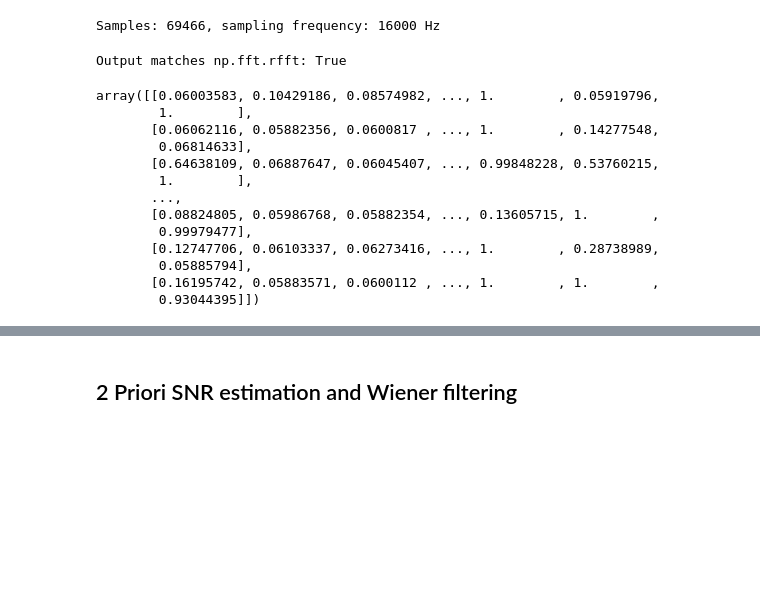
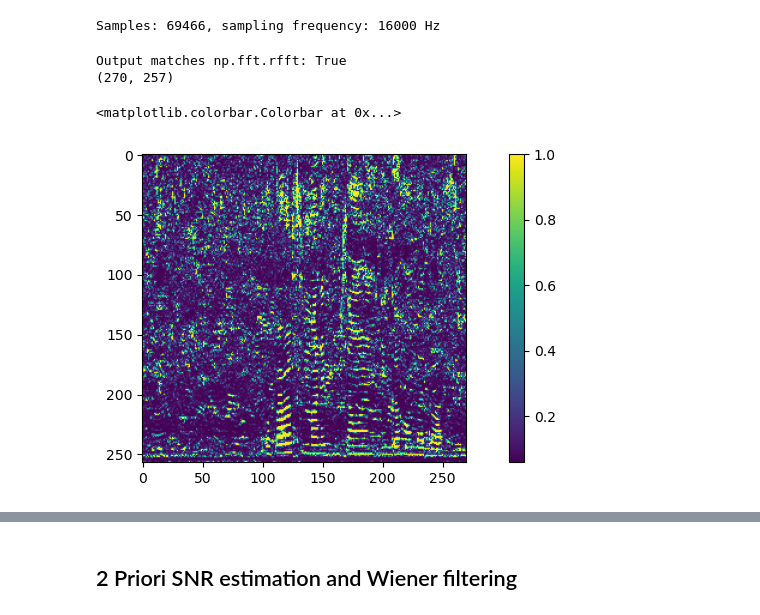
Before and after one commit to iibrahimli/ssp_sose2023, a Jupyter notebook: Exercise6/exercise_6.ipynb, the cells around one changed output, grey strips where cells are left out. Cells and saved outputs as stored; diff of their text form; code cells hidden in the pictures; blank space fills up the shorter version.

```diff
--- a/Exercise6/exercise_6.ipynb
+++ b/Exercise6/exercise_6.ipynb
@@ -79,32 +81,38 @@ Samples: 69466, sampling frequency: 16000 Hz
 frame_length = 32
 frame_shift = 16
 sqrt_hann = np.sqrt(get_window("hann", frame_length * fs // 1000))
-m_stft, v_freq, frame_centers = compute_stft(x_white, fs, frame_length, frame_shift, sqrt_hann)
+m_stft, v_freq, frame_centers = compute_stft(x_babble, fs, frame_length, frame_shift, sqrt_hann)
+print(m_stft.shape)
 # %% [output]
 Output matches np.fft.rfft: True
+(270, 257)
 # %%
 # Compute periodogram of speech signal
 periodogram = np.square(m_stft) # idk?
+Y = m_stft
 
 # Initialize empty matrices
-periodogram_noise_sq = np.zeros((m_stft.shape[0], m_stft.shape[1]))
-m_spp =  np.zeros((m_stft.shape[0], m_stft.shape[1]))
-m_noise_psd = np.zeros((m_stft.shape[0], m_stft.shape[1]))
-Q = np.zeros((m_stft.shape[0], m_stft.shape[1]))
+periodogram_noise_sq = np.zeros_like(m_stft)
+m_spp = np.zeros_like(m_stft)
+m_noise_psd = np.zeros_like(m_stft)
+Q = np.zeros_like(m_stft)
 # %%
 theta = 15
 init_sigma_hat = 0.99
 init_Q = 0.01
 # %%
+init_sigma_hat = (np.abs(m_stft[:, :10]) ** 2).mean(1)
 for l in range(0, periodogram.shape[1]):
     for k in range(0, periodogram.shape[0]):
-        Y_k_l_squared = math.pow(periodogram[k][l], 2)
+        Y_k_l_squared = np.square(np.abs(Y[k][l]))
         if (l==0):
-            sigma_hat_sq = init_sigma_hat
+            sigma_hat_sq = init_sigma_hat[k]
         else:
             sigma_hat_sq = m_noise_psd[k][l-1]
 
-        p =  math.pow((math.exp(-1 * Y_k_l_squared * theta / (sigma_hat_sq * (1 + theta))) * (1 + theta) + 1), -1)
+        p =  1 / (np.exp(-1 * Y_k_l_squared * theta / (sigma_hat_sq * (1 + theta))) * (1 + theta) + 1)
+        if np.isnan(p):
+            print((sigma_hat_sq))
         if (l==0):
             Q_k_l = init_Q
         else:
@@ -114,21 +122,5 @@ for l in range(0, periodogram.shape[1]):
             p = min(0.99, p)
         m_spp[k][l] = p
 
-        periodogram_noise_sq[k][l] = p * sigma_hat_sq + (1 - p) * abs(Y_k_l_squared)
+        periodogram_noise_sq[k][l] = p * sigma_hat_sq + (1 - p) * Y_k_l_squared
         m_noise_psd[k][l] = 0.8 * sigma_hat_sq + 0.2 * periodogram_noise_sq[k][l]
-# %%
-m_spp
-# %% [output]
-array([[0.06003583, 0.10429186, 0.08574982, ..., 1.        , 0.05919796,
-        1.        ],
-       [0.06062116, 0.05882356, 0.0600817 , ..., 1.        , 0.14277548,
-        0.06814633],
-       [0.64638109, 0.06887647, 0.06045407, ..., 0.99848228, 0.53760215,
-        1.        ],
-       ...,
-       [0.08824805, 0.05986768, 0.05882354, ..., 0.13605715, 1.        ,
-        0.99979477],
-       [0.12747706, 0.06103337, 0.06273416, ..., 1.        , 0.28738989,
-        0.05885794],
-       [0.16195742, 0.05883571, 0.0600112 , ..., 1.        , 1.        ,
-        0.93044395]])
@@ -137,0 +127,7 @@ array([[0.06003583, 0.10429186, 0.08574982, ..., 1.        , 0.05919796,
+# %%
+plt.imshow(np.rot90(m_spp.real))
+plt.colorbar()
+# TODO Plot estimated noise PSD
+# %% [output]
+<matplotlib.colorbar.Colorbar at 0x...>
+[figure, added]
```
Also changed, not shown: parts of 11 cells of this notebook, 1 other file.
